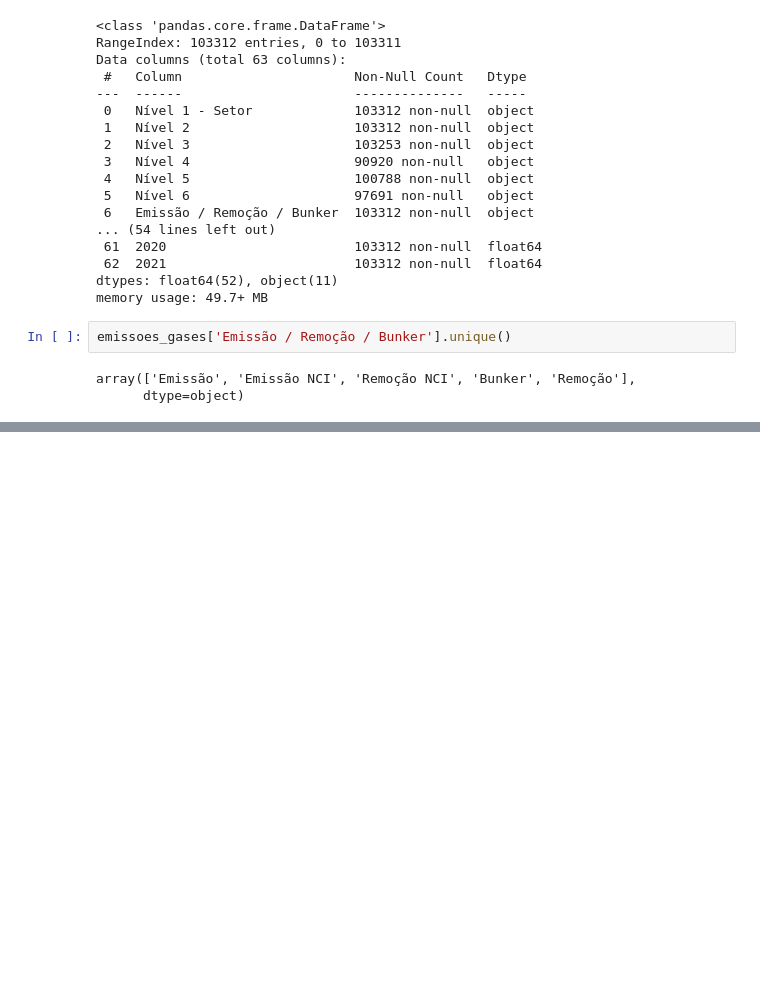
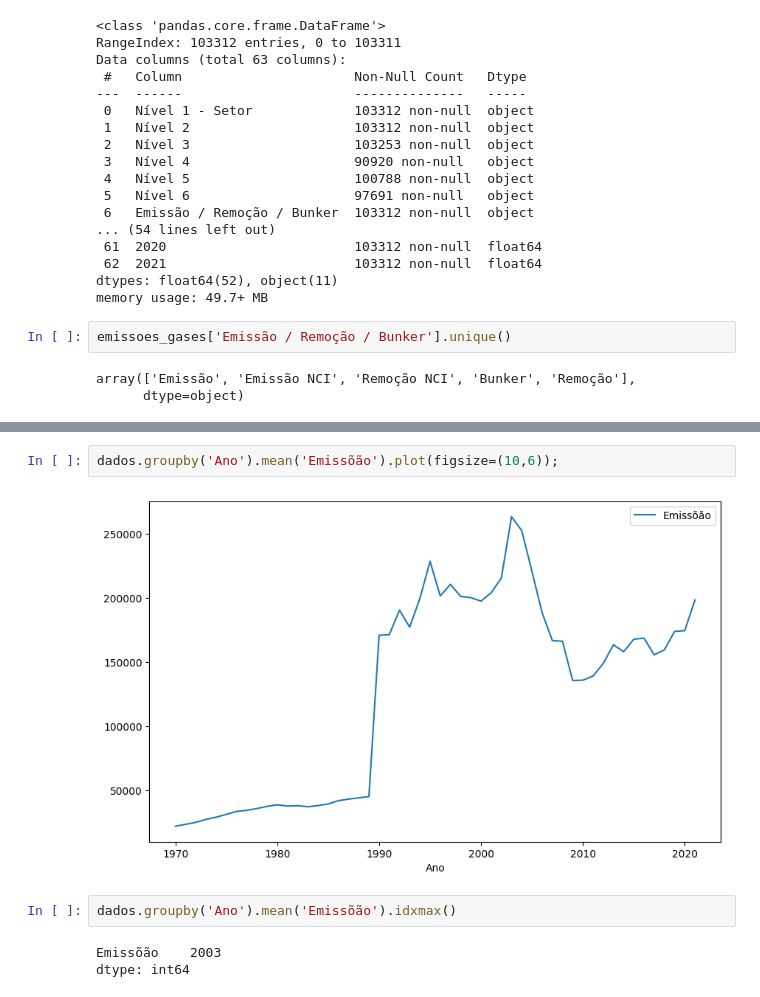
Before and after one commit to anthoni-pivoto/Formacao_python_para_data_science, a Jupyter notebook: Agrupamento_de_dados/notebook.ipynb, the cells around one changed output, grey strips where cells are left out. Cells and saved outputs as stored; diff of their text form; blank space fills up the shorter version.

```diff
--- a/Agrupamento_de_dados/notebook.ipynb
+++ b/Agrupamento_de_dados/notebook.ipynb
@@ -126,0 +499,9 @@ emissoes
+# %%
+dados.groupby('Ano').mean('Emissõão').plot(figsize=(10,6));
+# %% [output]
+[figure, added]
+# %%
+dados.groupby('Ano').mean('Emissõão').idxmax()
+# %% [output]
+Emissõão    2003
+dtype: int64
```
Also changed, not shown: parts of 53 cells of this notebook.
